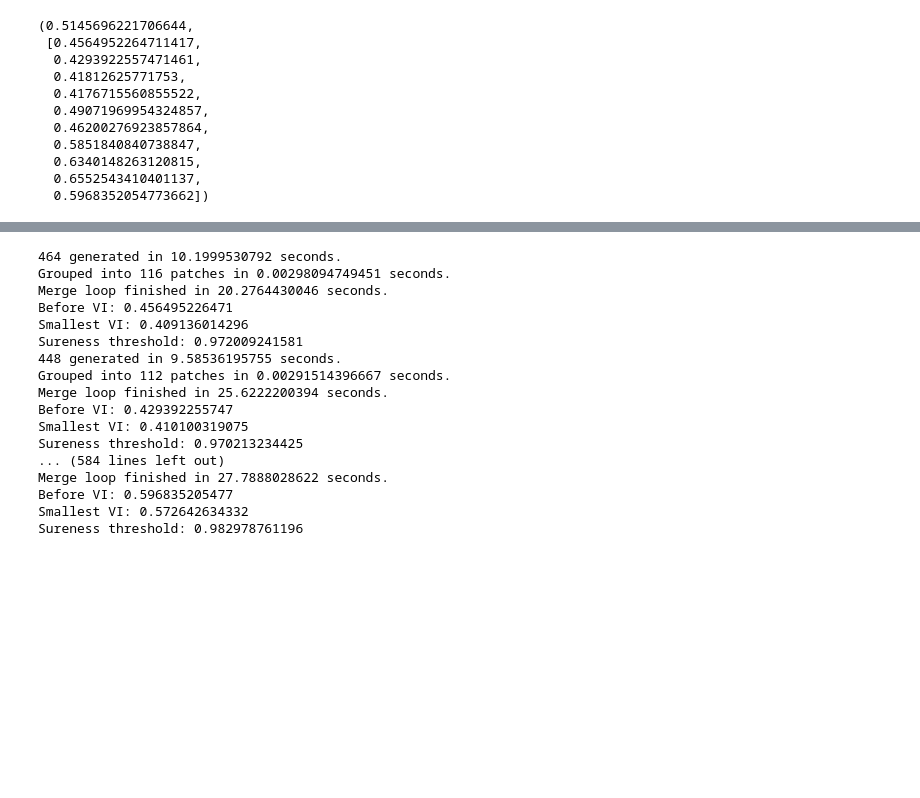
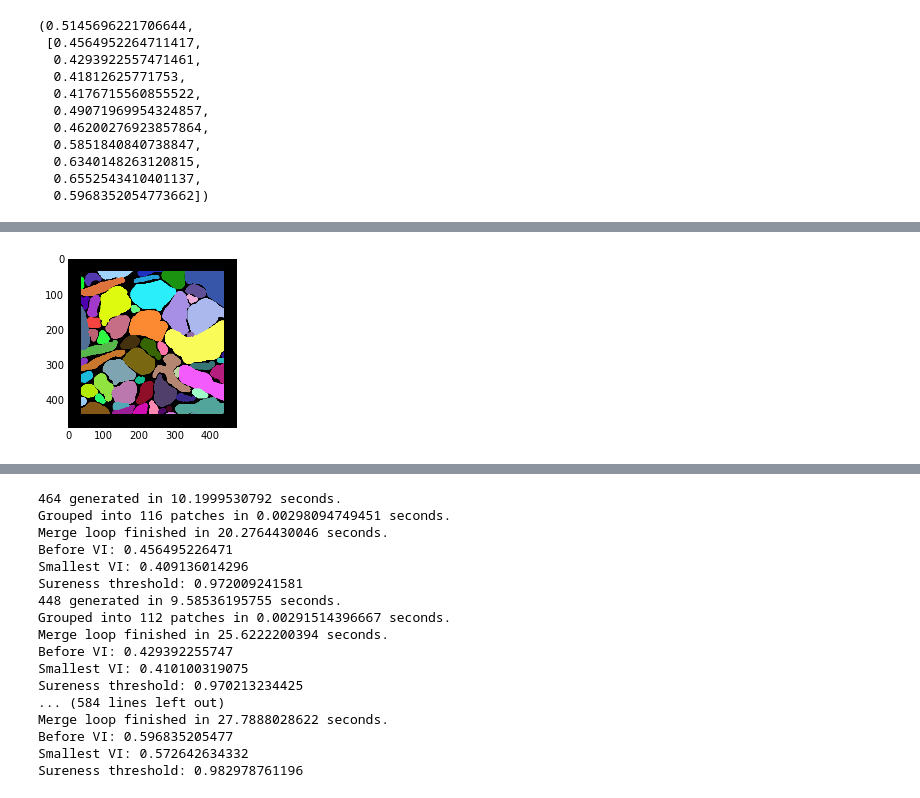
Before and after one commit to VCG/em-quality-metric, a Jupyter notebook: Reignite/DOJO_USER_STUDY-Network3.ipynb, the cells around one changed output, grey strips where cells are left out. Drawn from its saved outputs; the diff is of its cells as text; code cells hidden in the pictures; blank space fills up the shorter version.

```diff
--- a/Reignite/DOJO_USER_STUDY-Network3.ipynb
+++ b/Reignite/DOJO_USER_STUDY-Network3.ipynb
@@ -139,0 +270,4 @@ threed_vi(input_gold, input_rhoana)
+# %%
+Util.view(input_gold[0])
+# %% [output]
+[figure, added]
```
Also changed, not shown: parts of 22 cells of this notebook, 29 other files.
